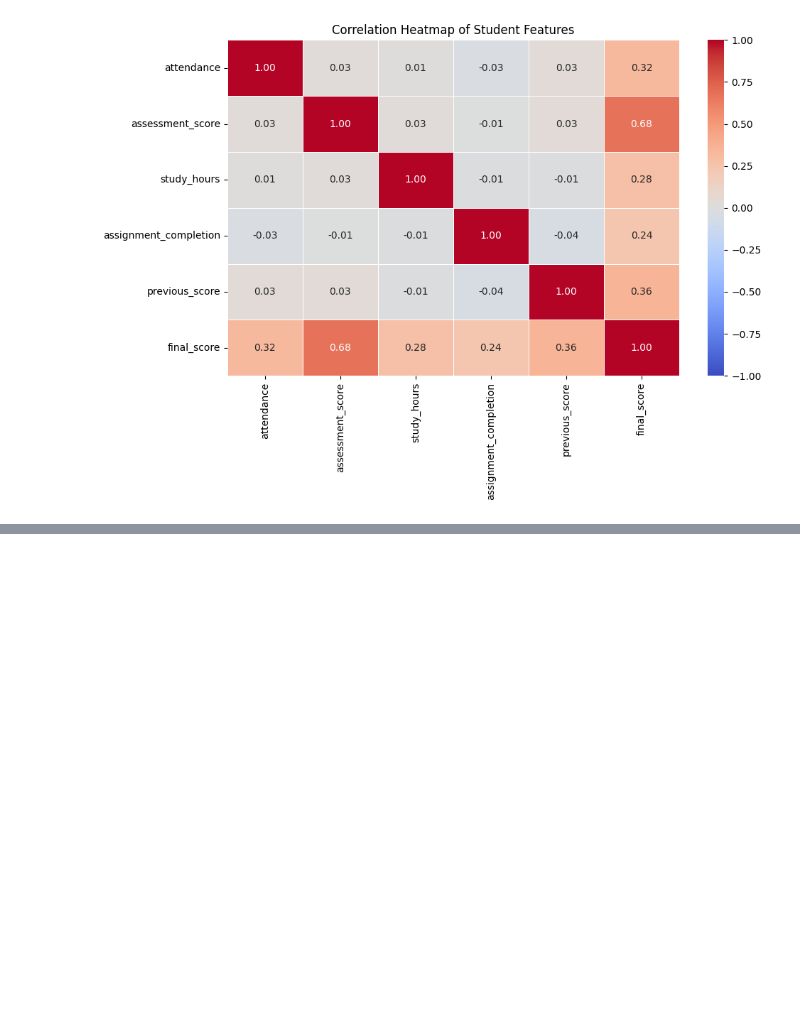
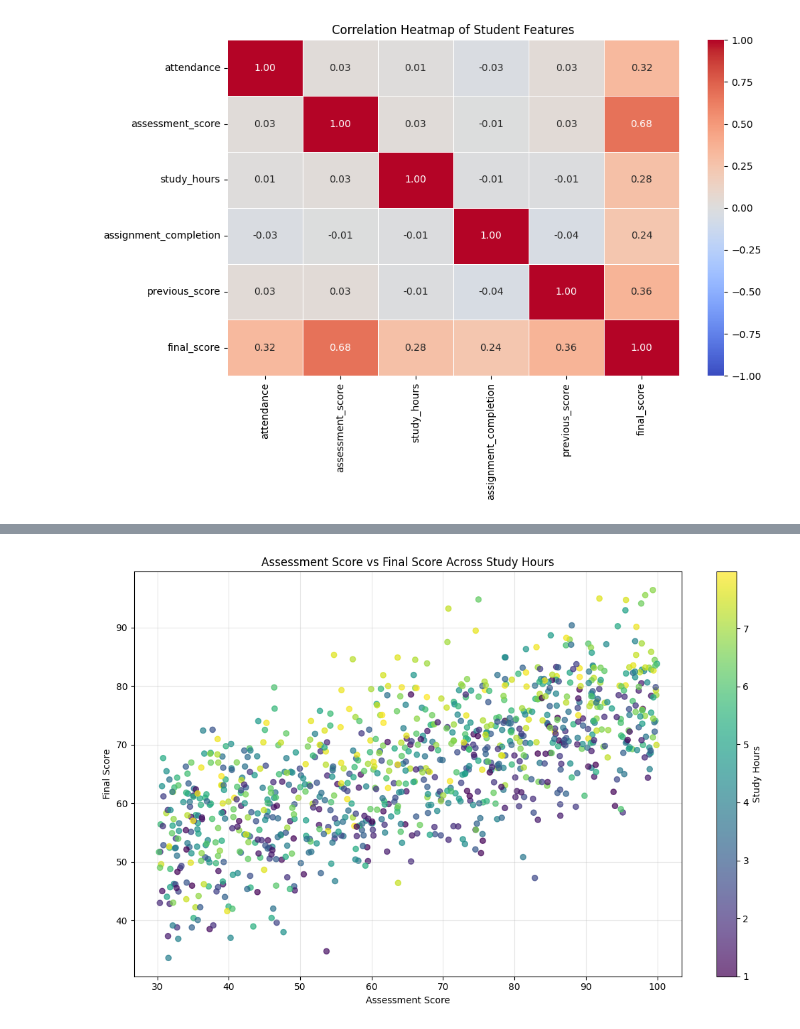
Before and after one commit to TanmayChauhan123/InsightPulse, a Jupyter notebook: notebooks/exploration.ipynb, the cells around one changed output, grey strips where cells are left out. Saved outputs shown, nothing was run; the diff lists cells and outputs as text; code cells hidden in the pictures; blank space fills up the shorter version.

```diff
--- a/notebooks/exploration.ipynb
+++ b/notebooks/exploration.ipynb
@@ -568,0 +672,28 @@ plt.show()
+# %%
+# Create a scatter plot to examine feature interactions
+plt.figure(figsize=(11, 7))
+
+scatter = plt.scatter(
+    data=df,
+    x="assessment_score",
+    y="final_score",
+    c=df["study_hours"],
+    cmap="viridis",
+    alpha=0.7,
+    s=35
+)
+
+# Add color bar to represent study hours
+cbar = plt.colorbar(scatter)
+cbar.set_label("Study Hours")
+
+# Add plot details
+plt.title("Assessment Score vs Final Score Across Study Hours")
+plt.xlabel("Assessment Score")
+plt.ylabel("Final Score")
+plt.grid(alpha=0.3)
+
+plt.tight_layout()
+plt.show()
+# %% [output]
+[figure, added]
```
Also changed, not shown: parts of 47 cells of this notebook.
